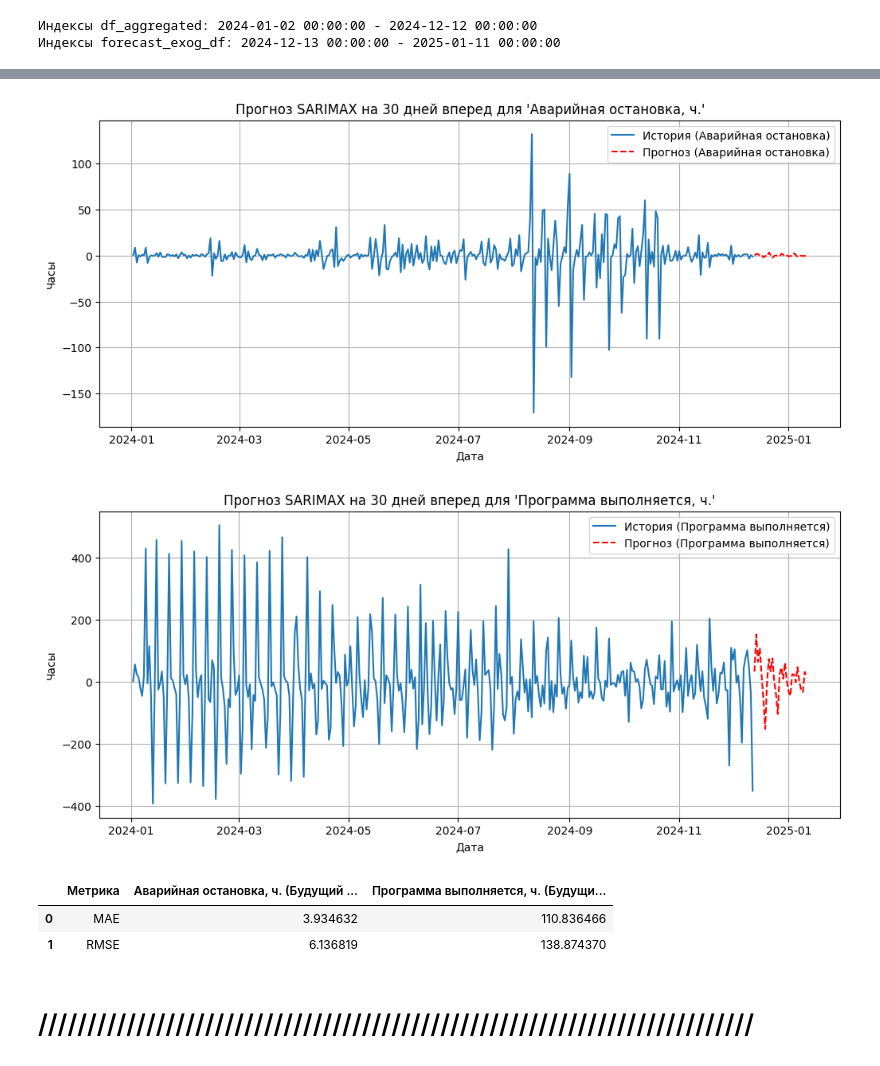
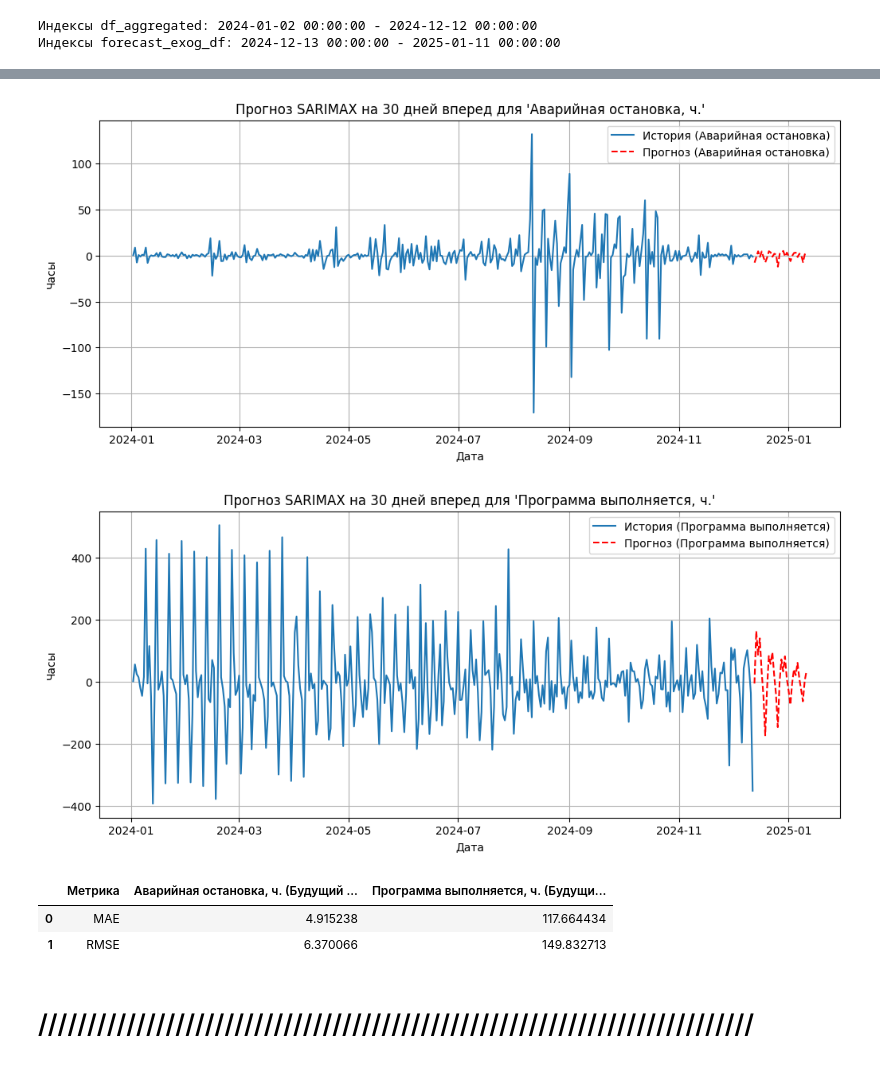
Before and after one commit to OXYCRiNGE/stanki, a Jupyter notebook: analysis.ipynb, the cells around one changed output, grey strips where cells are left out. Drawn from its saved outputs; the diff is of its cells as text; code cells hidden in the pictures.

```diff
--- a/analysis.ipynb
+++ b/analysis.ipynb
@@ -279,24 +301,24 @@ plt.show()
 ✅ "Станок включен, работы не производятся, ч."
 ✅ "Станок выключен, ч."
 # %%
-exog_columns_ao = [
-    # "Станок под нагрузкой, ч.",
-    # "Станок включен, работы не производятся, ч.",
-    # "Отсутствие программы, ч.",
-    # "Серийное производство, ч."
-]
+# exog_columns_ao = [
+#     # "Станок под нагрузкой, ч.",
+#     # "Станок включен, работы не производятся, ч.",
+#     # "Отсутствие программы, ч.",
+#     # "Серийное производство, ч."
+# ]
 
 
-exog_columns_pv = [
-    "Станок выключен, ч.",
-    "Серийное производство, ч.",
-    "Станок включен, работы не производятся, ч.",
-    # "Прогрев станка, ч.",
-    # "Контроль ОТК, ч.",
-    # "Станок под нагрузкой, ч.",
-    # "Отработка программы, ч.",
-    "Регламентированный перерыв, ч."
-]
+# exog_columns_pv = [
+#     "Станок выключен, ч.",
+#     "Серийное производство, ч.",
+#     "Станок включен, работы не производятся, ч.",
+#     # "Прогрев станка, ч.",
+#     # "Контроль ОТК, ч.",
+#     # "Станок под нагрузкой, ч.",
+#     # "Отработка программы, ч.",
+#     "Регламентированный перерыв, ч."
+# ]
 # %%
 exog_columns_list = exog_columns_ao.copy()  # Чтобы не изменять оригинальный список
 exog_columns_list.extend(exog_columns_pv)
@@ -713,13 +759,13 @@ import numpy as np
 order_ao = (0, 0, 3)  # (p, d, q)
 seasonal_order_ao = (2, 0, [1, 2], 7)  # (P, D, Q, s)
 order_pv = (3, 0, 2)  # (p, d, q)
-seasonal_order_pv = (1, 0, [1], 7)  # (P, D, Q, s)
+seasonal_order_pv = (1, 0, [1,3], 7)  # (P, D, Q, s)
 
 # Обучаем SARIMAX для "Аварийная остановка, ч." с историческими экзогенными переменными
 sarima_ao = SARIMAX(df_aggregated["Аварийная остановка, ч."],
                     order=order_ao,
                     seasonal_order=seasonal_order_ao,
-                    # exog=df_aggregated[exog_columns_ao],  # Используем исторические данные
+                    exog=df_aggregated[exog_columns_ao],  # Используем исторические данные
                     enforce_stationarity=False,
                     enforce_invertibility=False).fit()
 
@@ -755,37 +801,37 @@ plt.title("Прогноз SARIMAX на 30 дней вперед для 'Прог
 plt.legend()
 plt.grid(True)
 plt.show()
 
 
 # Выводим краткие результаты моделей
 summary_ao = sarima_ao.summary()
 summary_prog = sarima_prog.summary()
 
 summary_ao, summary_prog
 
 # Вычисляем MAE и RMSE для "Аварийная остановка, ч."
 mae_ao = mean_absolute_error(df_aggregated["Аварийная остановка, ч."].iloc[-30:], forecast_ao)
 rmse_ao = np.sqrt(mean_squared_error(df_aggregated["Аварийная остановка, ч."].iloc[-30:], forecast_ao))
 
 # Вычисляем MAE и RMSE для "Программа выполняется, ч."
 mae_pv = mean_absolute_error(df_aggregated["Программа выполняется, ч."].iloc[-30:], forecast_pv)
 rmse_pv = np.sqrt(mean_squared_error(df_aggregated["Программа выполняется, ч."].iloc[-30:], forecast_pv))
 
 # Формируем таблицу с результатами
 metrics_df = pd.DataFrame({
     "Метрика": ["MAE", "RMSE"],
     "Аварийная остановка, ч. (Будущий прогноз)": [mae_ao, rmse_ao],
     "Программа выполняется, ч. (Будущий прогноз)": [mae_pv, rmse_pv]
 })
 
 # Отображаем таблицу
 metrics_df
 # %% [output]
 [figure]
-[figure, old version]
+[figure, new version]
 |  | Метрика | Аварийная остановка, ч. (Будущий ... | Программа выполняется, ч. (Будущи... |
-| 0 | MAE | 3.934632 | 110.836466 |
-| 1 | RMSE | 6.136819 | 138.874370 |
+| 0 | MAE | 4.915238 | 117.664434 |
+| 1 | RMSE | 6.370066 | 149.832713 |
 # %% [markdown]
 # /////////////////////////////////////////////////////////////////////////
 # %%
```
Also changed, not shown: parts of 23 cells of this notebook.
